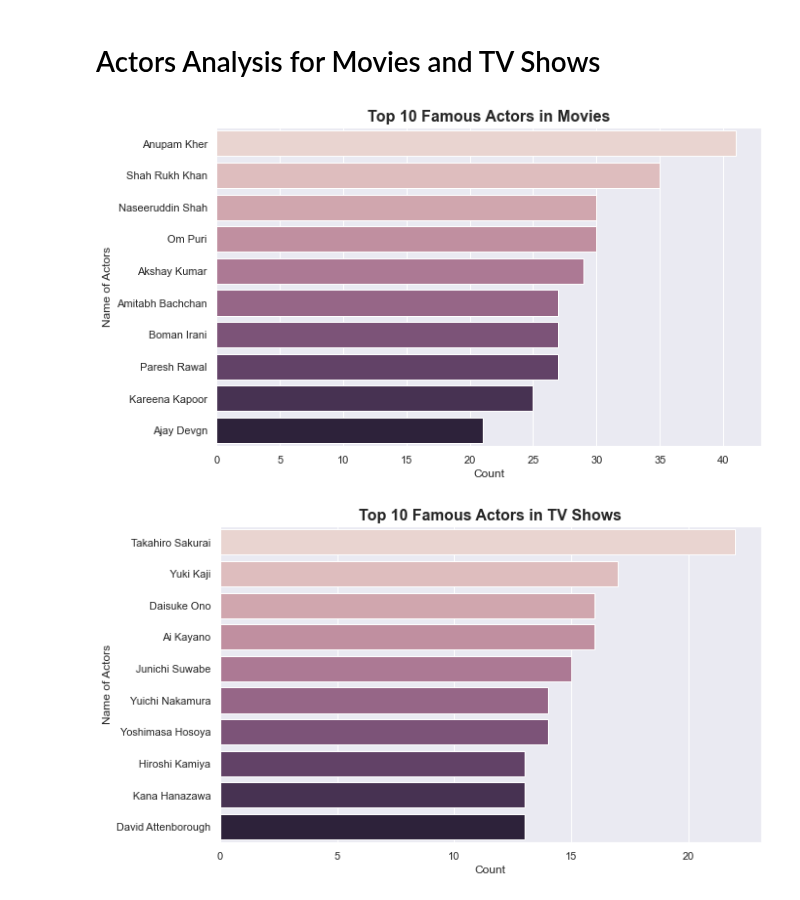
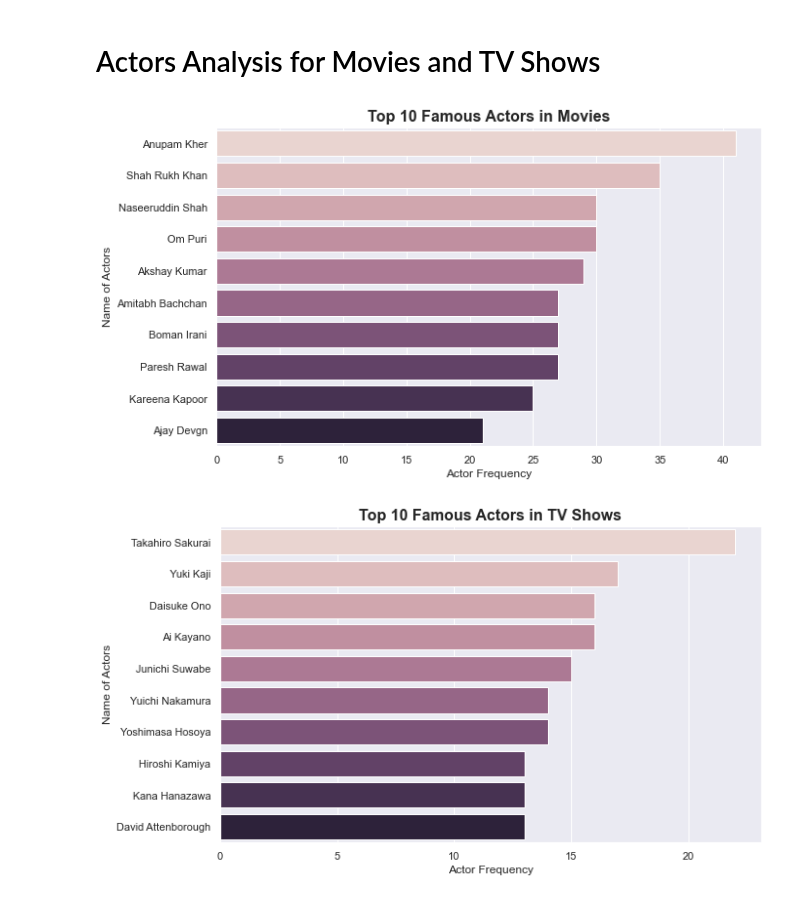
Before and after one commit to AlejandroDeLaCruz/Netflix-Analysis, a Jupyter notebook: Netflix.ipynb, the cells around one changed output. Saved outputs shown, nothing was run; the diff lists cells and outputs as text; code cells hidden in the pictures.

```diff
--- a/Netflix.ipynb
+++ b/Netflix.ipynb
@@ -48,6 +48,7 @@ netflix['director'] = netflix['director'].fillna(value = 'No Director')
 netflix['cast'] = netflix['cast'].fillna(value = 'No Cast')
 netflix['country'] = netflix['country'].fillna(value = 'United States')
 netflix['date_added'] = netflix['date_added'].fillna(value = datetime.datetime(2020, 1,1))
+netflix['rating'] = netflix['rating'].fillna(value = 'Other')
 # %%
 (netflix.isnull().sum()/len(netflix)) * 100
 # %% [output]
@@ -347,12 +305,12 @@ actors_movies.rename(columns = {0: 'count'}, inplace= True)
 # %%
 plt.figure(figsize=(10,6))
 sns.barplot(x = 'count', y = 'cast', data = actors_movies, palette = sns.cubehelix_palette(10))
 plt.title('Top 10 Famous Actors in Movies', fontdict = {'fontsize': 16, 'fontweight': 'bold'})
-plt.xlabel('Count')
+plt.xlabel('Actor Frequency')
 plt.ylabel('Name of Actors')
 plt.show()
 # %% [output]
-[figure, old version]
+[figure, new version]
 # %%
 actors_tv = actor_data[(actor_data['type'] == 'TV Show') & (actor_data['cast'] != 'No Cast')].value_counts().nlargest(10).to_frame()
 actors_tv.reset_index(level=[0,1], inplace=True)
@@ -361,8 +319,8 @@ actors_tv.rename(columns = {0: 'count'}, inplace= True)
 plt.figure(figsize=(10,6))
 sns.barplot(x = 'count', y = 'cast', data = actors_tv, palette = sns.cubehelix_palette(10))
 plt.title('Top 10 Famous Actors in TV Shows', fontdict = {'fontsize': 16, 'fontweight': 'bold'})
-plt.xlabel('Count')
+plt.xlabel('Actor Frequency')
 plt.ylabel('Name of Actors')
 plt.show()
 # %% [output]
-[figure, old version]
+[figure, new version]
```
Also changed, not shown: parts of 12 cells of this notebook.
